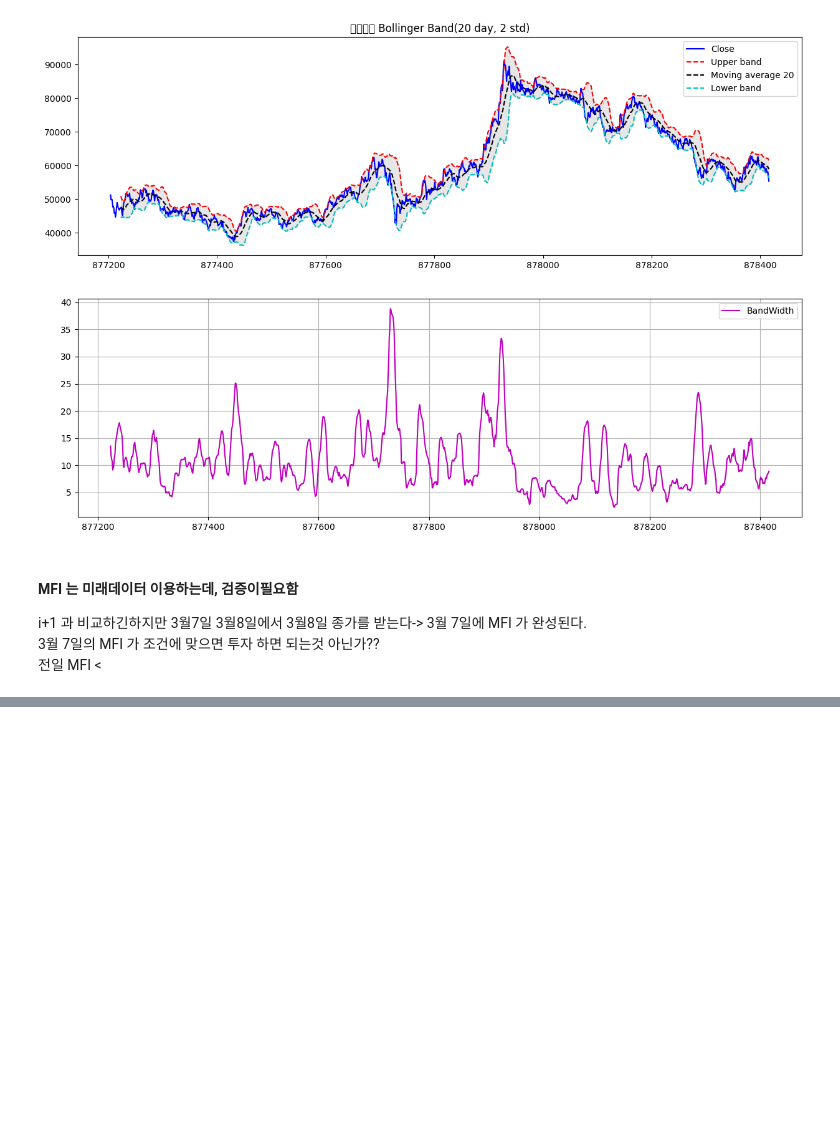
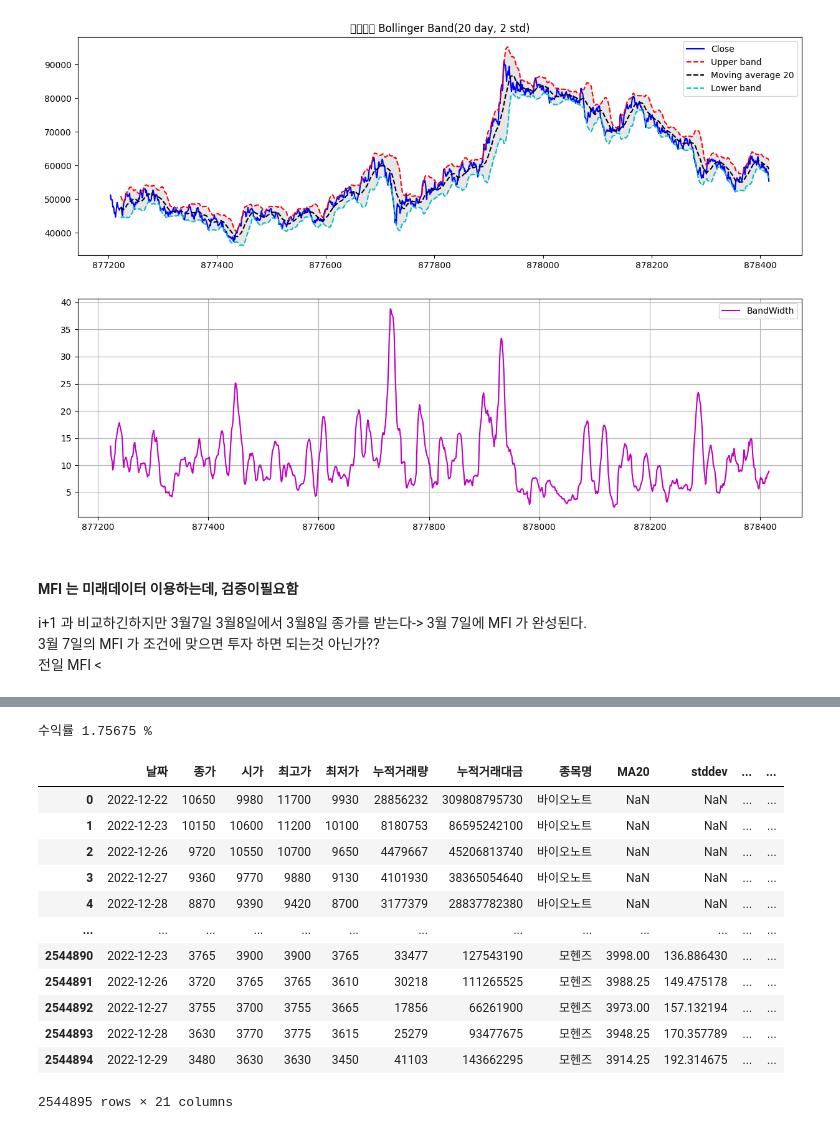
Before and after one commit to eseom31/Kis_Api_test, a Jupyter notebook: utils/jupyter_files/볼린저밴드_매수전략.ipynb, the cells around one changed output, grey strips where cells are left out. Cells and saved outputs as stored; diff of their text form; code cells hidden in the pictures; blank space fills up the shorter version.

```diff
--- a/utils/jupyter_files/볼린저밴드_매수전략.ipynb
+++ b/utils/jupyter_files/볼린저밴드_매수전략.ipynb
@@ -114,0 +239,10 @@ def make_mfi(df):
+# %%
+code_kospi = pd.read_csv('C:/Users/mi-bi/OneDrive/바탕 화면/Pjt/Kis_Api_test/SRC/current_kospi_codes.csv')
+code_kosdaq = pd.read_csv('C:/Users/mi-bi/OneDrive/바탕 화면/Pjt/Kis_Api_test/SRC/current_kosdaq_codes.csv')
+code = pd.concat([code_kospi,code_kosdaq])
+code.rename(columns={'회사명':'종목명'},inplace=True)
+code['종목코드'] = code['종목코드'].astype('str')
+# %%
+df_signal = df_signal.merge(code,on='종목명',how='inner')
+df_signal.rename(columns={'종목코드':'코드'},inplace=True)
+df_signal['구매수량']=1
@@ -114,0 +281,2 @@ def make_mfi(df):
+# %%
+pd.options.display.max_rows = 10
@@ -114,0 +303,4 @@ def make_mfi(df):
+# %%
+print('수익률',bt.ECONO_INFORM['실현손익'].sum()/10000000*100,'%')
+# %% [output]
+수익률 1.75675 %
@@ -114,0 +309,18 @@ def make_mfi(df):
+# %%
+df_signal['구매수량']=3
+# %%
+df_signal
+# %% [output]
+|  | 날짜 | 종가 | 시가 | 최고가 | 최저가 | 누적거래량 | 누적거래대금 | 종목명 | MA20 | stddev | ... | ... |
+| 0 | 2022-12-22 | 10650 | 9980 | 11700 | 9930 | 28856232 | 309808795730 | 바이오노트 | NaN | NaN | ... | ... |
+| 1 | 2022-12-23 | 10150 | 10600 | 11200 | 10100 | 8180753 | 86595242100 | 바이오노트 | NaN | NaN | ... | ... |
+| 2 | 2022-12-26 | 9720 | 10550 | 10700 | 9650 | 4479667 | 45206813740 | 바이오노트 | NaN | NaN | ... | ... |
+| 3 | 2022-12-27 | 9360 | 9770 | 9880 | 9130 | 4101930 | 38365054640 | 바이오노트 | NaN | NaN | ... | ... |
+| 4 | 2022-12-28 | 8870 | 9390 | 9420 | 8700 | 3177379 | 28837782380 | 바이오노트 | NaN | NaN | ... | ... |
+| ... | ... | ... | ... | ... | ... | ... | ... | ... | ... | ... | ... | ... |
+| 2544890 | 2022-12-23 | 3765 | 3900 | 3900 | 3765 | 33477 | 127543190 | 모헨즈 | 3998.00 | 136.886430 | ... | ... |
+| 2544891 | 2022-12-26 | 3720 | 3765 | 3765 | 3610 | 30218 | 111265525 | 모헨즈 | 3988.25 | 149.475178 | ... | ... |
+| 2544892 | 2022-12-27 | 3755 | 3700 | 3755 | 3665 | 17856 | 66261900 | 모헨즈 | 3973.00 | 157.132194 | ... | ... |
+| 2544893 | 2022-12-28 | 3630 | 3770 | 3775 | 3615 | 25279 | 93477675 | 모헨즈 | 3948.25 | 170.357789 | ... | ... |
+| 2544894 | 2022-12-29 | 3480 | 3630 | 3630 | 3450 | 41103 | 143662295 | 모헨즈 | 3914.25 | 192.314675 | ... | ... |
+2544895 rows × 21 columns
```
Also changed, not shown: parts of 24 cells of this notebook.
